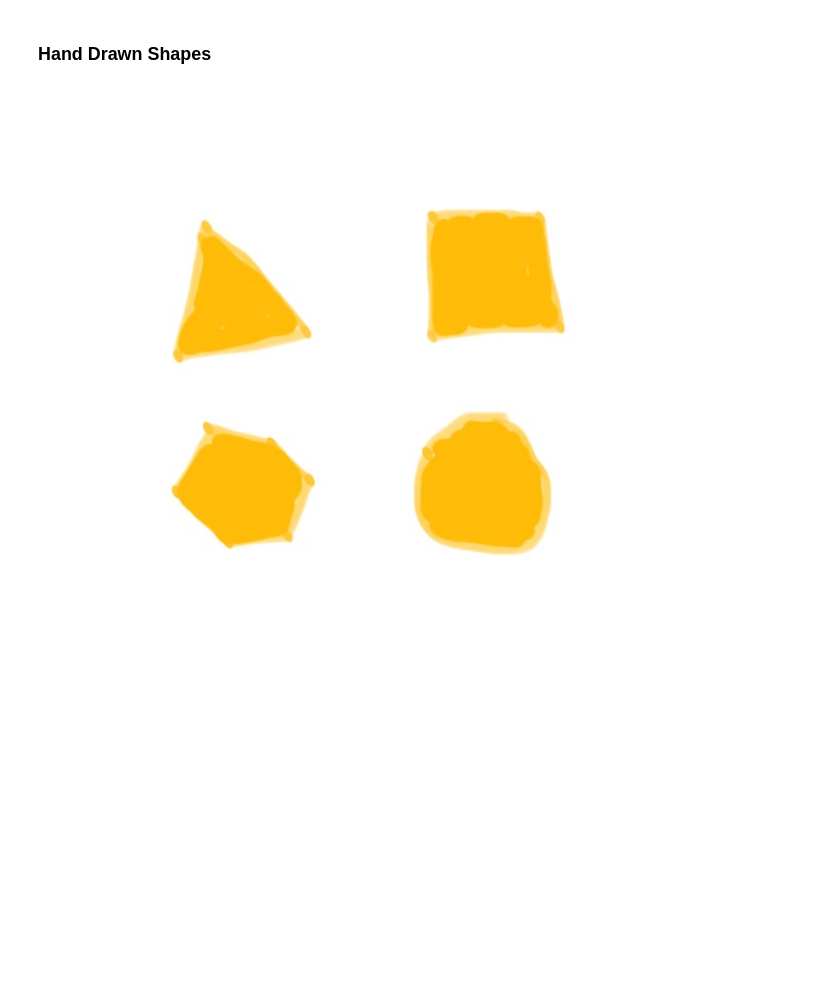
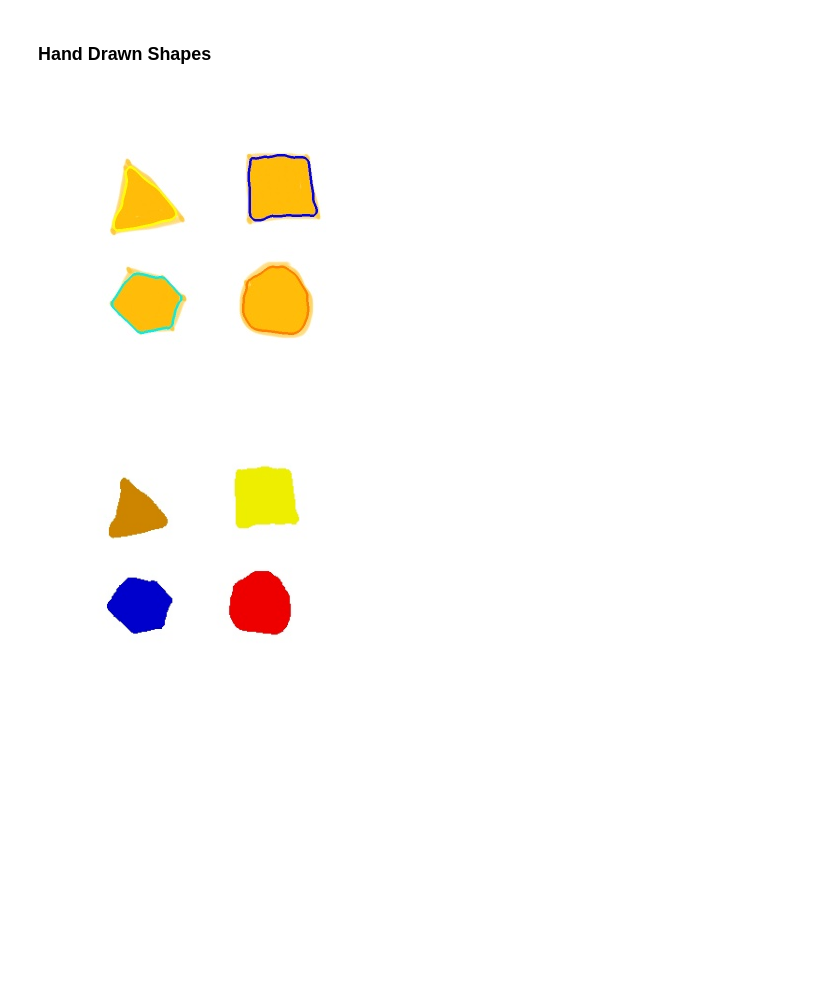
Before and after one commit to hellonico/origami-fun, a Jupyter notebook: jupyter/findingshapes.ipynb, the cells around one changed output. Drawn from its saved outputs; the diff is of its cells as text; code cells hidden in the pictures; blank space fills up the shorter version.

```diff
--- a/jupyter/findingshapes.ipynb
+++ b/jupyter/findingshapes.ipynb
@@ -78,9 +78,34 @@ nil
 [figure]
 # %% [markdown]
 ### Hand Drawn Shapes
-# %%
-(def shapes2
-  (-> "resources/chapter03/hand_shapes.jpg" (imread IMREAD_REDUCED_COLOR_2)))
-(u/>>> shapes2)
-# %% [output]
-[figure, removed]
+# %%
+(def shapes2
+  (-> "resources/chapter03/hand_shapes.jpg" (imread IMREAD_REDUCED_COLOR_2)))
+(u/>>> shapes2)
+
+(def thresh
+  (-> shapes2 clone (cvt-color! COLOR_BGR2GRAY) (threshold! 200 250 1) (median-blur! 17) ))
+
+;(u/>>> thresh)
+
+ (let[ contours (new-arraylist)]
+    (find-contours thresh contours (new-mat) RETR_LIST CHAIN_APPROX_SIMPLE)
+    (-> shapes2
+        clone
+      (draw-contours! contours)
+      (u/resize-by 0.5)
+      (u/>>>)))
+# %% [output]
+[figure, added]
+# %%
+(def drawing (u/mat-from shapes2))
+(set-to drawing rgb/white)
+
+(let[ contours (new-arraylist)]
+    (find-contours thresh contours (new-mat) RETR_LIST CHAIN_APPROX_SIMPLE)
+  (doseq [c contours]
+    (fill-convex-poly drawing c (rand-nth [rgb/orange-3 rgb/blue-3 rgb/red-2 rgb/green-2 rgb/yellow-2]) LINE_4 1)))
+
+(u/>>> drawing)
+# %% [output]
+[figure, added]
```
Also changed, not shown: parts of 3 cells of this notebook, 10 other files.
